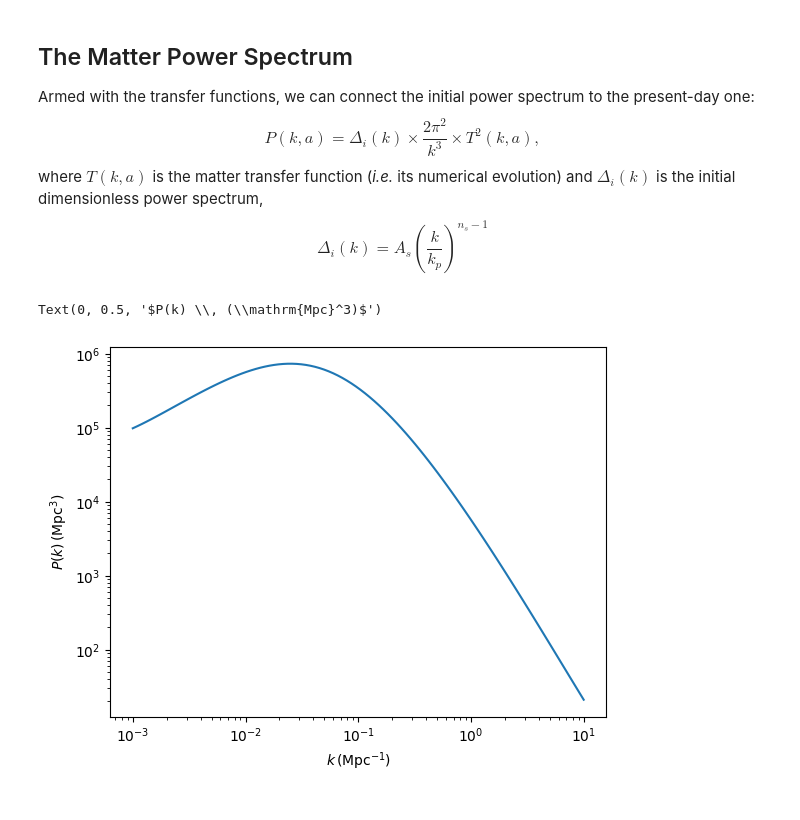
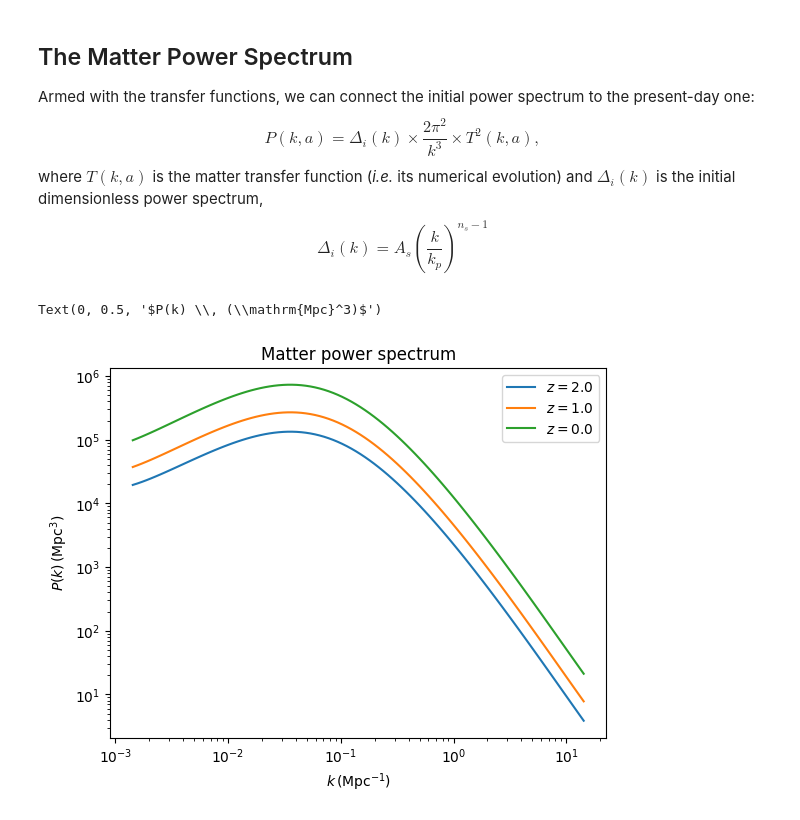
Before and after one commit to joaoreboucas1/bolt, a Jupyter notebook: docs/examples.ipynb, the cells around one changed output. Drawn from its saved outputs; the diff is of its cells as text; code cells hidden in the pictures.

```diff
--- a/docs/examples.ipynb
+++ b/docs/examples.ipynb
@@ -57,25 +57,23 @@ where $T(k, a)$ is the matter transfer function (*i.e.* its numerical evolution)
 \end{equation*}
 # %%
 ks = np.logspace(-3, 1, 100)
-results = []
+As = 2.1e-9
+ns = 0.96
+Pk = []
 for k in ks:
-    a, r = bolt.integrate(c, k).as_np_arrays()
-    results.append([r[i][0] for i in range(4000)])
-results = np.array(results)
+    a, y = bolt.integrate(c, k).as_np_arrays()
+    delta_c = y[:, 0]
+    Pk_at_k = As*(k/0.05)**(ns-1) * 2 * np.pi**2 / k**3 * delta_c**2
+    Pk.append(Pk_at_k)
+Pk = np.array(Pk)
-# %%
-# Collecting power spectra
-As = 2.1e-9
-ns = 0.96
-Pk = []
-for result, k in zip(results, ks):
-    delta_m = result.T
-    delta_m_now = delta_m[-1]
-    Pk_at_k = As*(k/0.05)**(ns-1) * 2 * np.pi**2 / k**3 * delta_m_now**2
-    Pk.append(Pk_at_k)
-
-plt.loglog(ks, Pk)
-plt.xlabel(r"$k \, (\mathrm{Mpc}^{-1})$")
-plt.ylabel(r"$P(k) \, (\mathrm{Mpc}^3)$")
-# %% [output]
-Text(0, 0.5, '$P(k) \\, (\\mathrm{Mpc}^3)$')
-[figure, removed]
+# %%
+for i in [-200, -130, -1]:
+    z = 1/a[i] - 1
+    plt.loglog(ks/c.h, Pk[:, i], label=f"$z = {z:.1f}$")
+plt.title(f"Matter power spectrum")
+plt.legend()
+plt.xlabel(r"$k \, (\mathrm{Mpc}^{-1})$")
+plt.ylabel(r"$P(k) \, (\mathrm{Mpc}^3)$")
+# %% [output]
+Text(0, 0.5, '$P(k) \\, (\\mathrm{Mpc}^3)$')
+[figure, added]
```
Also changed, not shown: 2 other files.
